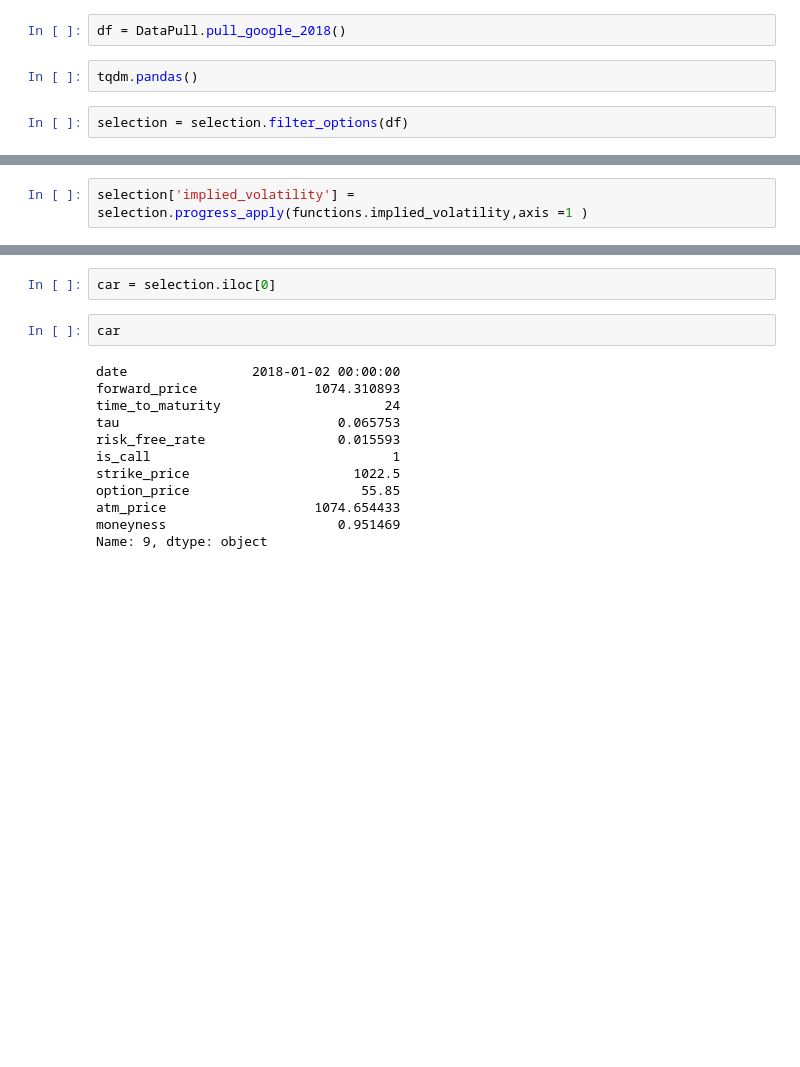
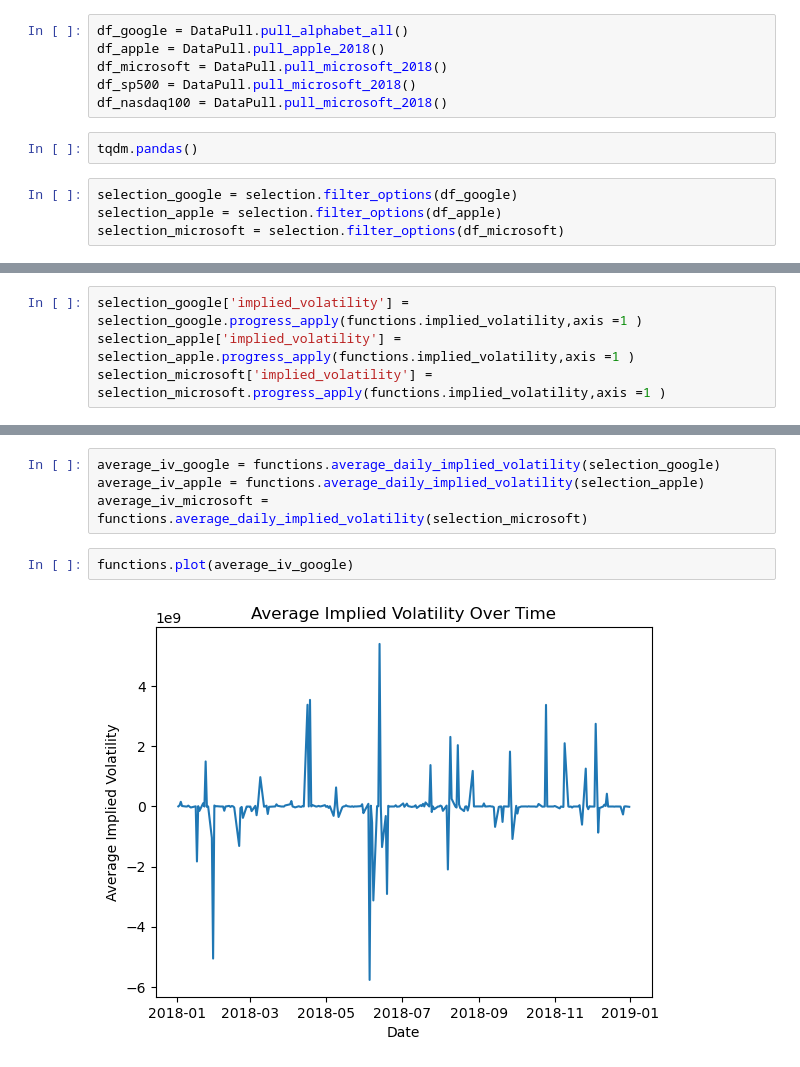
Before and after one commit to Ahmed-haji/ThesisProject, a Jupyter notebook: Jupyterlab/Untitled (1).ipynb, the cells around one changed output, grey strips where cells are left out. Drawn from its saved outputs; the diff is of its cells as text; blank space fills up the shorter version.

```diff
--- a/Jupyterlab/Untitled (1).ipynb
+++ b/Jupyterlab/Untitled (1).ipynb
@@ -12,6 +21,12 @@ import DataPull
 # %%
-df = DataPull.pull_google_2018()
+df_google = DataPull.pull_alphabet_all()
+df_apple = DataPull.pull_apple_2018()
+df_microsoft = DataPull.pull_microsoft_2018()
+df_sp500 = DataPull.pull_microsoft_2018()
+df_nasdaq100 = DataPull.pull_microsoft_2018()
 # %%
 tqdm.pandas()
 # %%
-selection = selection.filter_options(df)
+selection_google = selection.filter_options(df_google)
+selection_apple = selection.filter_options(df_apple)
+selection_microsoft = selection.filter_options(df_microsoft)
@@ -34,2 +33,4 @@ selection
 # %%
-selection['implied_volatility'] = selection.progress_apply(functions.implied_volatility,axis =1 )
+selection_google['implied_volatility'] = selection_google.progress_apply(functions.implied_volatility,axis =1 )
+selection_apple['implied_volatility'] = selection_apple.progress_apply(functions.implied_volatility,axis =1 )
+selection_microsoft['implied_volatility'] = selection_microsoft.progress_apply(functions.implied_volatility,axis =1 )
@@ -52,17 +37,9 @@ selection
 # %%
-car = selection.iloc[0]
+average_iv_google = functions.average_daily_implied_volatility(selection_google)
+average_iv_apple = functions.average_daily_implied_volatility(selection_apple)
+average_iv_microsoft = functions.average_daily_implied_volatility(selection_microsoft)
 # %%
-car
+functions.plot(average_iv_google)
 # %% [output]
-date                2018-01-02 00:00:00
-forward_price               1074.310893
-time_to_maturity                     24
-tau                            0.065753
-risk_free_rate                 0.015593
-is_call                               1
-strike_price                     1022.5
-option_price                      55.85
-atm_price                   1074.654433
-moneyness                      0.951469
-Name: 9, dtype: object
+[figure, added]
 # %%
```
Also changed, not shown: parts of 10 cells of this notebook, 2 other files.
